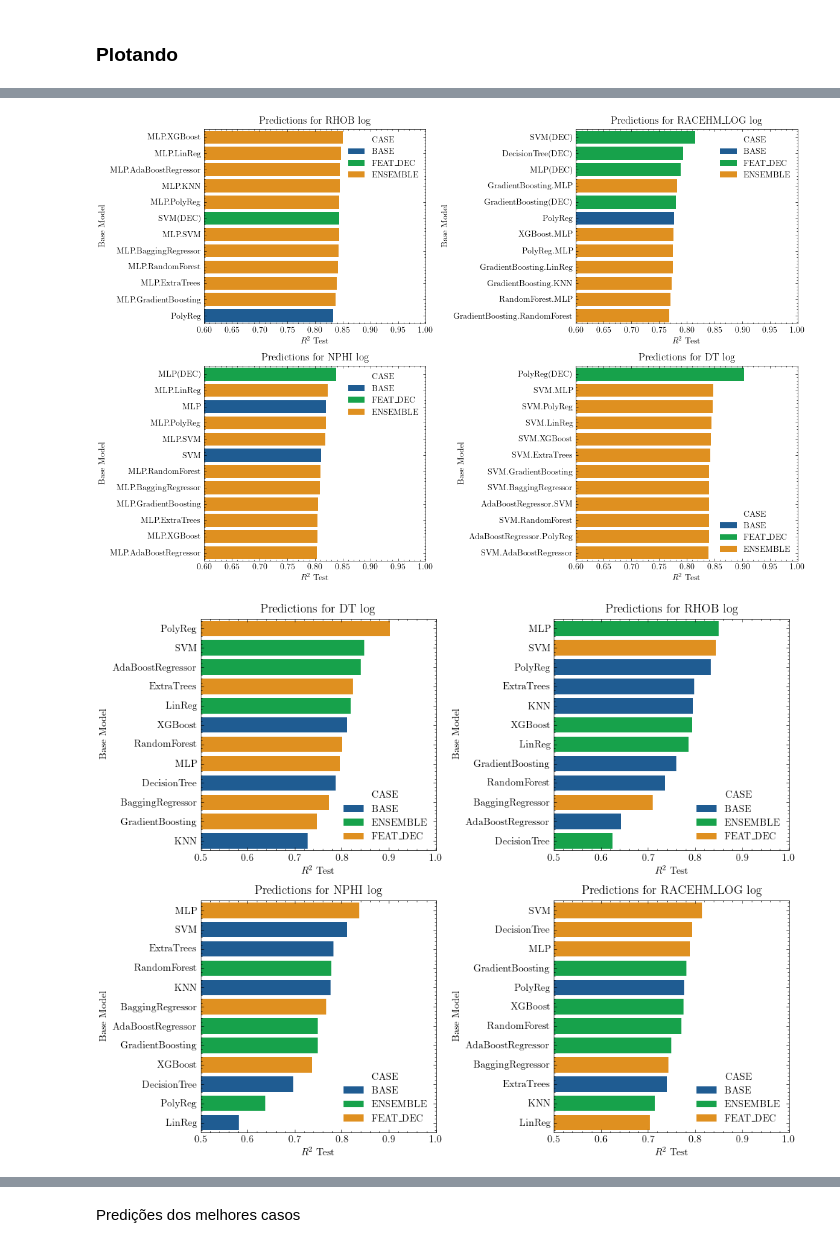
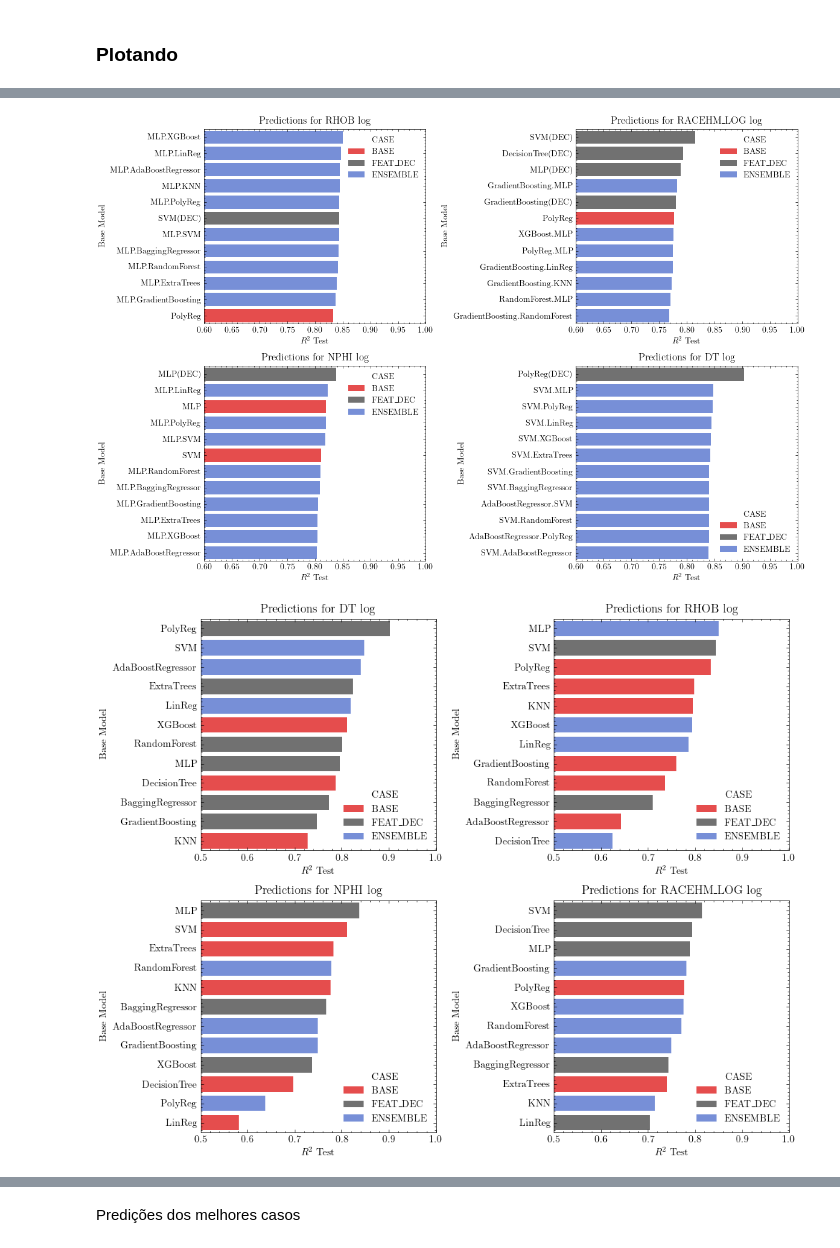
Before and after one commit to felipecostapereira/SYSID_well_logs, a Jupyter notebook: posproc_science_plots.ipynb, the cells around one changed output, grey strips where cells are left out. Cells and saved outputs as stored; diff of their text form; code cells hidden in the pictures.

```diff
--- a/posproc_science_plots.ipynb
+++ b/posproc_science_plots.ipynb
@@ -218,6 +218,8 @@ dfbest
 | 513 | ENSEMBLE | SVM.RandomForest | SVM | 0.869046 | 0.839881 | 0.078263 | 0.073757 | (RandomizedSearchCV(cv=RepeatedKF... | GR.NPHI.RHOB.PHIF.RACEHM_LOG | DT |
 | 514 | ENSEMBLE | AdaBoostRegressor.PolyReg | AdaBoostRegressor | 0.836538 | 0.839872 | 0.087439 | 0.073759 | (RandomizedSearchCV(cv=RepeatedKF... | GR.NPHI.RHOB.PHIF.RACEHM_LOG | DT |
 | 515 | ENSEMBLE | SVM.AdaBoostRegressor | SVM | 0.852725 | 0.839443 | 0.082997 | 0.073858 | (RandomizedSearchCV(cv=RepeatedKF... | GR.NPHI.RHOB.PHIF.RACEHM_LOG | DT |
+# %%
+myPalette = ['r', '0.3', '#4169E1']
 # %%
 lim=(0.6,1)
 figsize = (12,8)
@@ -228,7 +230,7 @@ ax = ax.flat
 # fig.suptitle('')
 
 for i, var in enumerate(dfbest['OUT'].unique()):
-    sns.barplot(data=dfbest[dfbest['OUT']==var], x='R2_TE', y='MODEL', hue='CASE', ax=ax[i], hue_order=dfbest['CASE'].unique()[::-1]);
+    sns.barplot(data=dfbest[dfbest['OUT']==var], x='R2_TE', y='MODEL', hue='CASE', ax=ax[i], hue_order=dfbest['CASE'].unique()[::-1], palette=myPalette, alpha=0.8);
     ax[i].set_title(f' Predictions for {var} log')
     ax[i].set_xlabel('$R^2$ Test')
     ax[i].set_ylabel('Base Model')
@@ -239,29 +241,29 @@ for i, var in enumerate(dfbest['OUT'].unique()):
 
 fig.savefig(f'./Images/bars_model.pdf', format='pdf')
 # %% [output]
-[figure, old version]
+[figure, new version]
 # %%
 lim=(0.5,1)
 figsize = (10,8)
 
 fig, ax = plt.subplots(2, 2, figsize=figsize)
 ax = ax.flat
 
 # fig.suptitle('')
 
 for i, var in enumerate(df_results['OUT'].unique()):
-    sns.barplot(data=df_sum_model[df_sum_model['OUT']==var], x='R2_TE', y='BASE_MODEL', hue='CASE', ax=ax[i], hue_order=df_results['CASE'].unique()[::-1]);
+    sns.barplot(data=df_sum_model[df_sum_model['OUT']==var], x='R2_TE', y='BASE_MODEL', hue='CASE', ax=ax[i], hue_order=dfbest['CASE'].unique()[::-1], palette=myPalette, alpha=0.8);
     ax[i].set_title(f' Predictions for {var} log')
     ax[i].set_xlabel('$R^2$ Test')
     ax[i].set_ylabel('Base Model')
     # ax[i].legend().remove()
     # if i==3: ax[i].legend()
     ax[i].set_xlim(lim)
     plt.tight_layout()
 
 fig.savefig(f'./Images/bars_base_model.pdf', format='pdf')
 # %% [output]
-[figure, old version]
+[figure, new version]
 # %%
 lim=(0.75,0.91)
 figsize = (9,6)
```
Also changed, not shown: parts of 1 cell of this notebook, 11 other files.
